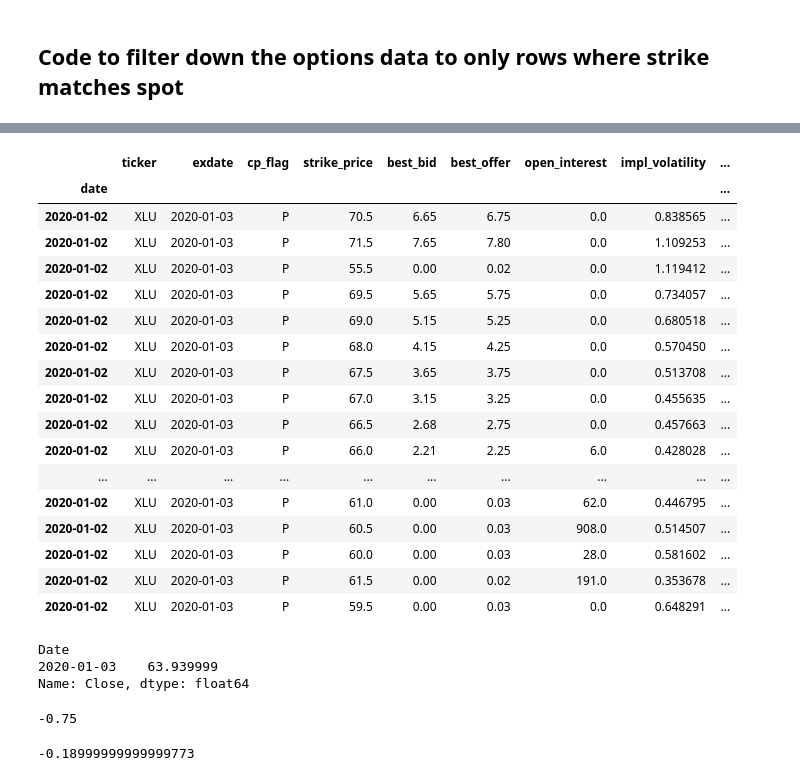
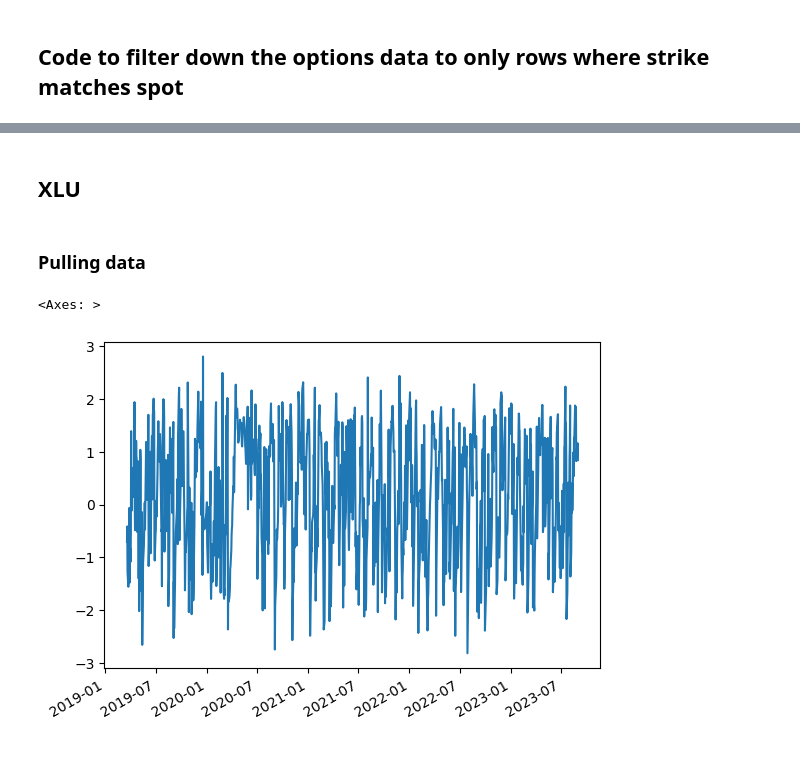
Before and after one commit to siruiliu-code/GARCH-X-Volatility-Modelling-with-Equity-Options-Trading, a Jupyter notebook: backtester.ipynb, the cells around one changed output, grey strips where cells are left out. Drawn from its saved outputs; the diff is of its cells as text; code cells hidden in the pictures.

```diff
--- a/backtester.ipynb
+++ b/backtester.ipynb
@@ -189,52 +217,15 @@ xlu_filtered_options = xlu_options.groupby("date").apply(lambda x: x.query("exda
-# %%
-xlu_filtered_options.loc["2020-01-02"][xlu_filtered_options.loc["2020-01-02"]['cp_flag'] == 'P']
-# %% [output]
-|  | ticker | exdate | cp_flag | strike_price | best_bid | best_offer | open_interest | impl_volatility | ... |
-| date |  |  |  |  |  |  |  |  | ... |
-| 2020-01-02 | XLU | 2020-01-03 | P | 70.5 | 6.65 | 6.75 | 0.0 | 0.838565 | ... |
-| 2020-01-02 | XLU | 2020-01-03 | P | 71.5 | 7.65 | 7.80 | 0.0 | 1.109253 | ... |
-| 2020-01-02 | XLU | 2020-01-03 | P | 55.5 | 0.00 | 0.02 | 0.0 | 1.119412 | ... |
-| 2020-01-02 | XLU | 2020-01-03 | P | 69.5 | 5.65 | 5.75 | 0.0 | 0.734057 | ... |
-| 2020-01-02 | XLU | 2020-01-03 | P | 69.0 | 5.15 | 5.25 | 0.0 | 0.680518 | ... |
-| 2020-01-02 | XLU | 2020-01-03 | P | 68.0 | 4.15 | 4.25 | 0.0 | 0.570450 | ... |
-| 2020-01-02 | XLU | 2020-01-03 | P | 67.5 | 3.65 | 3.75 | 0.0 | 0.513708 | ... |
-| 2020-01-02 | XLU | 2020-01-03 | P | 67.0 | 3.15 | 3.25 | 0.0 | 0.455635 | ... |
-| 2020-01-02 | XLU | 2020-01-03 | P | 66.5 | 2.68 | 2.75 | 0.0 | 0.457663 | ... |
-| 2020-01-02 | XLU | 2020-01-03 | P | 66.0 | 2.21 | 2.25 | 6.0 | 0.428028 | ... |
-| ... | ... | ... | ... | ... | ... | ... | ... | ... | ... |
-| 2020-01-02 | XLU | 2020-01-03 | P | 61.0 | 0.00 | 0.03 | 62.0 | 0.446795 | ... |
-| 2020-01-02 | XLU | 2020-01-03 | P | 60.5 | 0.00 | 0.03 | 908.0 | 0.514507 | ... |
-| 2020-01-02 | XLU | 2020-01-03 | P | 60.0 | 0.00 | 0.03 | 28.0 | 0.581602 | ... |
-| 2020-01-02 | XLU | 2020-01-03 | P | 61.5 | 0.00 | 0.02 | 191.0 | 0.353678 | ... |
-| 2020-01-02 | XLU | 2020-01-03 | P | 59.5 | 0.00 | 0.03 | 0.0 | 0.648291 | ... |
-# %%
-xlu_time_series = pd.read_hdf("data/etf_series.hf5", key="XLU")
-xlu_time_series.loc[["2020-01-03"]]["Close"]
-# %% [output]
-Date
-2020-01-03    63.939999
-Name: Close, dtype: float64
-# %%
-strikes = {
-    'strike1': 63,  # Short put
-    'strike2': 64.5, # Long put
-    'strike3': 64.5, # Long call
-    'strike4': 66  # Short call
-}
-
-premiums = {
-    'premium1': 0.01,  # Short put premium
-    'premium2': 0.75,  # Long put premium
-    'premium3': 0.01,  # Long call premium
-    'premium4': 0   # Short call premium
-}
-
-expiry = "2024-12-31"
-
-ironcondor = IronCondor(direction="long", strikes=strikes, premiums=premiums, expiry=expiry)
-print(ironcondor.initial_cashflow())
-ironcondor.insert_spot(63.94)
-ironcondor.payoff()
-# %% [output]
--0.75
--0.18999999999999773
+# %% [markdown]
+## XLU
+# %% [markdown]
+### Pulling data
+# %%
+xlu_pred = pd.read_csv("data/xlu_pred.csv", parse_dates=True, index_col=0).rename(columns={"0": "Rolling Pred"})
+xlu_iv = pd.read_csv("data/XLU_IV.csv", parse_dates=True, index_col=0)
+xlu_vrp = (xlu_iv["Average IV"] - xlu_pred["Rolling Pred"]).dropna()
+# %%
+from data_wrangling import rolling_z_score
+xlu_vrp_standardised = rolling_z_score(xlu_vrp, window=10)
+xlu_vrp_standardised.plot()
+# %% [output]
+<Axes: >
+[figure, added]
```
Also changed, not shown: parts of 10 cells of this notebook.
